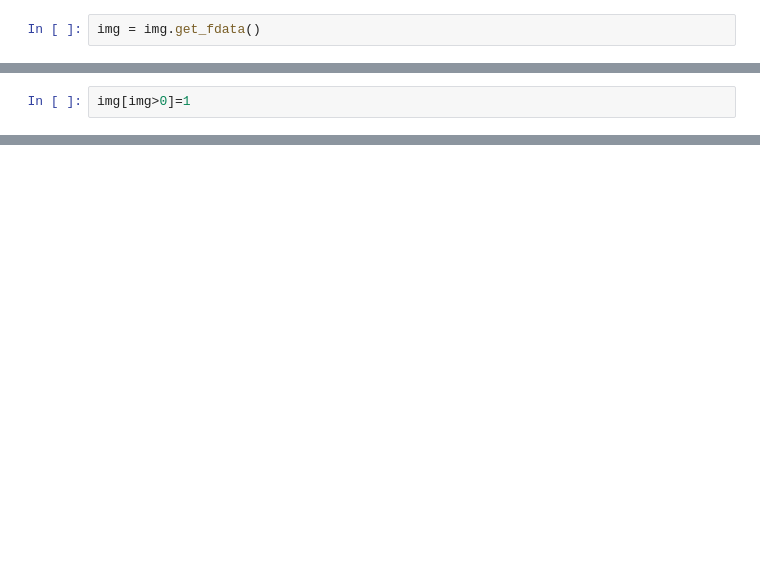
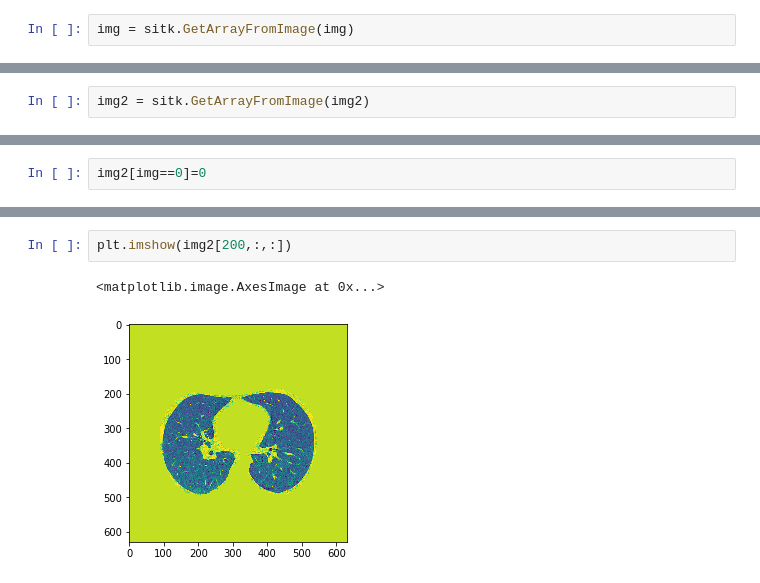
Before and after one commit to fabioFrangiamore/CT_LungSegm, a Jupyter notebook: Untitled.ipynb, the cells around one changed output, grey strips where cells are left out. Drawn from its saved outputs; the diff is of its cells as text; blank space fills up the shorter version.

```diff
--- a/Untitled.ipynb
+++ b/Untitled.ipynb
@@ -19,2 +14,2 @@ plt.imshow(img.get_fdata()[:,60,:])
 # %%
-img = img.get_fdata()
+img = sitk.GetArrayFromImage(img)
@@ -20,0 +20,2 @@ img = img.get_fdata()
+# %%
+img2 = sitk.GetArrayFromImage(img2)
@@ -21,2 +26,2 @@ img = img.get_fdata()
 # %%
-img[img>0]=1
+img2[img==0]=0
@@ -26,0 +48,5 @@ array([1., 1., 1., ..., 1., 1., 1.])
+# %%
+plt.imshow(img2[200,:,:])
+# %% [output]
+<matplotlib.image.AxesImage at 0x...>
+[figure, added]
```
Also changed, not shown: parts of 18 cells of this notebook, 5 other files.
